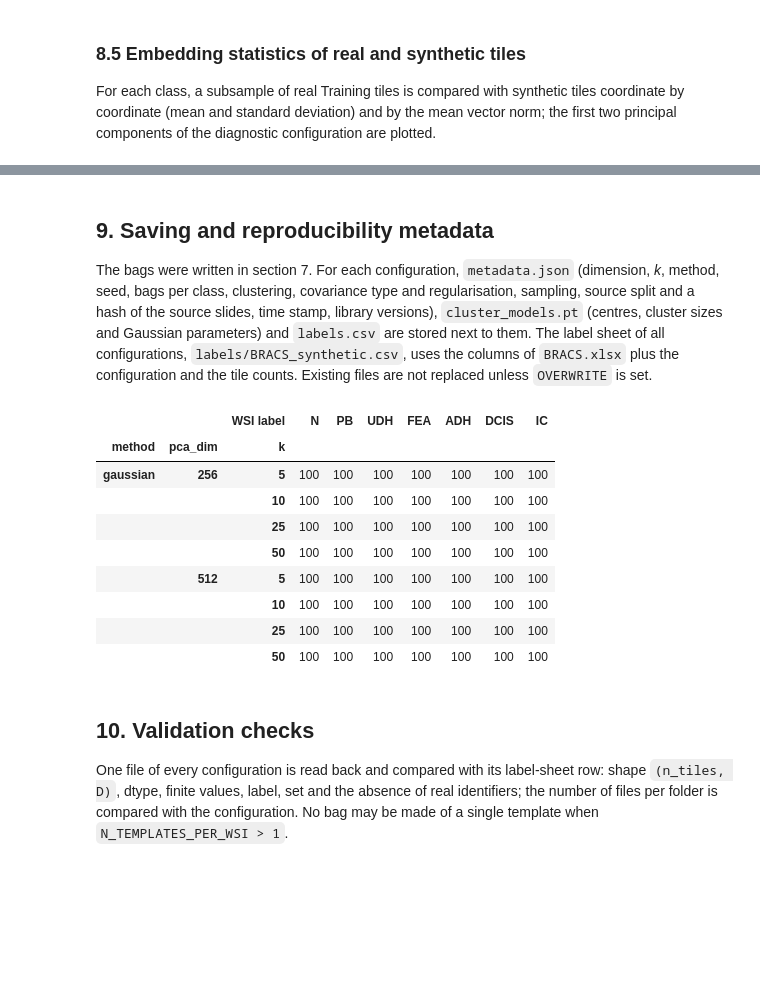
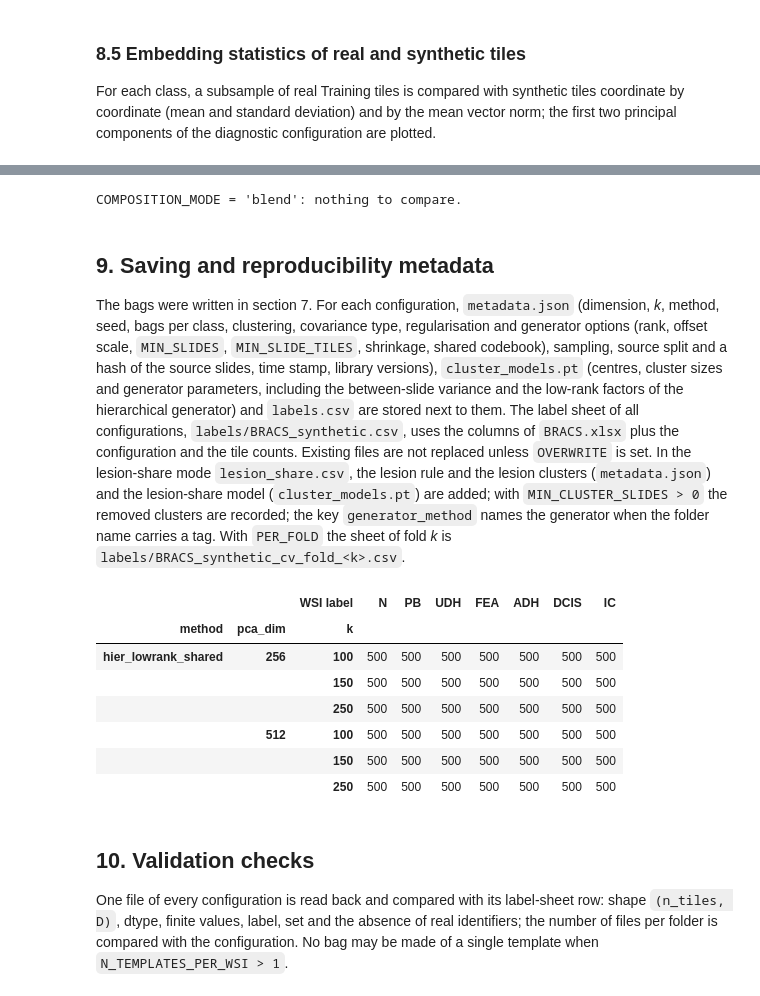
Before and after one commit to guisazevedo/phd_streamembed, a Jupyter notebook: 01_3_pca_to_synthetic_vectors.ipynb, the cells around one changed output, grey strips where cells are left out. Saved outputs shown, nothing was run; the diff lists cells and outputs as text; code cells hidden in the pictures; blank space fills up the shorter version.

```diff
--- a/01_3_pca_to_synthetic_vectors.ipynb
+++ b/01_3_pca_to_synthetic_vectors.ipynb
@@ -236,0 +297,14 @@ Clusters using the pooled variance, all configurations: 0
+# %%
+# STEP 1: Lesion clusters and the lesion-share model of every configuration (COMPOSITION_MODE = 'lesion_share' only)
+state = fit_lesion(state, PARAMS)
+if COMPOSITION_MODE == 'lesion_share':
+    lesion = state['lesion']
+    enrichment = lesion[DIAGNOSTIC_CONFIG]['enrichment']
+    print(f'Lesion clusters of D={DIAGNOSTIC_CONFIG[0]}, k={DIAGNOSTIC_CONFIG[1]}:', int(enrichment['lesion'].sum()), 'of', len(enrichment))
+    display(enrichment[enrichment['lesion']].sort_values('log2_enrichment', ascending=False).round(4))
+
+    # STEP 2: Fitted lesion share and tile count against the real slides
+    display(lesion_share_table(lesion[DIAGNOSTIC_CONFIG]['models']).round(3).set_index('label').T)
+    _ = plot_lesion_fit(lesion[DIAGNOSTIC_CONFIG]['models'])
+else:
+    print("COMPOSITION_MODE = 'blend': templates are blended, no lesion model is fitted.")
@@ -241,18 +317,7 @@ For each class, `N_SYNTHETIC_WSIS_PER_CLASS` bags are generated. `N_TEMPLATES_PE
 # %%
-# STEP 1: Generate every configuration
-results = {}
-out_dir = SYNTHETIC_OUTPUT_DIR if SAVE_SYNTHETIC_EMBEDDINGS else None
-for dim in PCA_DIMENSIONS:
-    for k in K_VALUES:
-        settings = {'method': GENERATION_METHOD, 'dim': dim, 'k': k, 'seed': RANDOM_SEED, 'n_per_class': N_SYNTHETIC_WSIS_PER_CLASS,
-                    'max_tiles': MAX_SYNTHETIC_TILES, 'n_templates': N_TEMPLATES_PER_WSI, 'template_concentration': TEMPLATE_CONCENTRATION, 'model_name': MODEL_NAME, 'pca_dir': PCA_INPUT_DIR / f'pca_{dim}',
-                    'save_embeddings': SAVE_SYNTHETIC_EMBEDDINGS, 'covariance': COVARIANCE_TYPE, 'covariance_reg': COVARIANCE_REG,
-                    'min_cluster_tiles': MIN_CLUSTER_TILES, 'kmeans': {'batch_size': KMEANS_BATCH_SIZE, 'n_init': KMEANS_N_INIT},
-                    'sampling': {'max_tiles_per_wsi_fit': MAX_TILES_PER_WSI_FIT, 'max_tiles_per_class': MAX_TILES_PER_CLASS}}
-        with timed(f'D={dim} k={k}: generation'):
-            results[(dim, k)] = generate_configuration(
-                generators[(dim, k)], clusters[(dim, k)], compositions[(dim, k)], {c: real_diag[(dim, c)] for c in classes},
-                settings, out_dir, OVERWRITE)
-        results[(dim, k)]['settings'] = settings
+# STEP 1: Generate every configuration (and write the bags of the diagnostic source when SAVE_SYNTHETIC_EMBEDDINGS)
+out_dir = SOURCE['out_root'] if SAVE_SYNTHETIC_EMBEDDINGS else None
+state = generate(state, PARAMS, out_dir, OVERWRITE)
+results = state['results']
 print(len(results), 'configurations generated')
 # %% [output]
@@ -417,29 +528,44 @@ _ = plot_pc_scatter(res['scatter'], classes, title=f'D = {DIAGNOSTIC_CONFIG[0]},
+# %%
+# STEP 1: Lesion share and tile count, real against synthetic (COMPOSITION_MODE = 'lesion_share' only)
+if COMPOSITION_MODE == 'lesion_share':
+    models = state['lesion'][DIAGNOSTIC_CONFIG]['models']
+    wsis = results[DIAGNOSTIC_CONFIG]['wsis']
+    display(lesion_share_comparison(models, wsis, classes).round(3))
+    _ = plot_lesion_fit(models, wsis)
+
+    # STEP 2: Cluster proportions of the real slides and of the synthetic bags
+    real_props = {c: stats[DIAGNOSTIC_CONFIG][c]['counts'] / stats[DIAGNOSTIC_CONFIG][c]['counts'].sum(1, keepdims=True) for c in models}
+    syn_counts = {c: np.stack(wsis.loc[wsis['WSI label'] == c, 'reassigned'].to_numpy()).astype(float) for c in models}
+    display(proportion_correlation(real_props, {c: v / v.sum(1, keepdims=True) for c, v in syn_counts.items()}).round(3))
+
+    # STEP 3: Can a bag-level classifier tell real from synthetic summaries? (lesion-share bags, template-blending bags, real halves)
+    bag_auc = lesion_bag_auc(state, DIAGNOSTIC_CONFIG, PARAMS)
+    _ = plot_fidelity_auc(bag_auc, list(models))
+    display(bag_auc.pivot_table(index='label', columns='method', values='auc').round(3))
+else:
+    print("COMPOSITION_MODE = 'blend': nothing to compare.")
+# %% [output]
+COMPOSITION_MODE = 'blend': nothing to compare.
 # %% [markdown]
 ## 9. Saving and reproducibility metadata
 
-The bags were written in section 7. For each configuration, `metadata.json` (dimension, *k*, method, seed, bags per class, clustering, covariance type and regularisation, sampling, source split and a hash of the source slides, time stamp, library versions), `cluster_models.pt` (centres, cluster sizes and Gaussian parameters) and `labels.csv` are stored next to them. The label sheet of all configurations, `labels/BRACS_synthetic.csv`, uses the columns of `BRACS.xlsx` plus the configuration and the tile counts. Existing files are not replaced unless `OVERWRITE` is set.
+The bags were written in section 7. For each configuration, `metadata.json` (dimension, *k*, method, seed, bags per class, clustering, covariance type, regularisation and generator options (rank, offset scale, `MIN_SLIDES`, `MIN_SLIDE_TILES`, shrinkage, shared codebook), sampling, source split and a hash of the source slides, time stamp, library versions), `cluster_models.pt` (centres, cluster sizes and generator parameters, including the between-slide variance and the low-rank factors of the hierarchical generator) and `labels.csv` are stored next to them. The label sheet of all configurations, `labels/BRACS_synthetic.csv`, uses the columns of `BRACS.xlsx` plus the configuration and the tile counts. Existing files are not replaced unless `OVERWRITE` is set. In the lesion-share mode `lesion_share.csv`, the lesion rule and the lesion clusters (`metadata.json`) and the lesion-share model (`cluster_models.pt`) are added; with `MIN_CLUSTER_SLIDES > 0` the removed clusters are recorded; the key `generator_method` names the generator when the folder name carries a tag. With `PER_FOLD` the sheet of fold *k* is `labels/BRACS_synthetic_cv_fold_<k>.csv`.
 # %%
-# STEP 1: Metadata, cluster models and per-configuration labels
-if SAVE_SYNTHETIC_EMBEDDINGS:
-    for key, r in results.items():
-        save_configuration_metadata(r, clusters[key], generators[key], compositions[key], r['settings'], train['slide'].tolist())
-
-    # STEP 2: Label sheet of all configurations
-    sheet = write_synthetic_labels(list(results.values()), LABELS_SYNTHETIC_FILE, OVERWRITE)
+# STEP 1: Metadata, cluster models and per-configuration labels, and the label sheet of the source
+sheet = save_state(state, PARAMS, OVERWRITE)
+if sheet is not None:
     display(sheet.groupby(['method', 'pca_dim', 'k', 'WSI label']).size().unstack().loc[:, classes])
 else:
     print('SAVE_SYNTHETIC_EMBEDDINGS is False: nothing was written.')
 # %% [output]
 |  |  | WSI label | N | PB | UDH | FEA | ADH | DCIS | IC |
 | method | pca_dim | k |  |  |  |  |  |  |  |
-| gaussian | 256 | 5 | 100 | 100 | 100 | 100 | 100 | 100 | 100 |
-|  |  | 10 | 100 | 100 | 100 | 100 | 100 | 100 | 100 |
-|  |  | 25 | 100 | 100 | 100 | 100 | 100 | 100 | 100 |
-|  |  | 50 | 100 | 100 | 100 | 100 | 100 | 100 | 100 |
-|  | 512 | 5 | 100 | 100 | 100 | 100 | 100 | 100 | 100 |
-|  |  | 10 | 100 | 100 | 100 | 100 | 100 | 100 | 100 |
-|  |  | 25 | 100 | 100 | 100 | 100 | 100 | 100 | 100 |
-|  |  | 50 | 100 | 100 | 100 | 100 | 100 | 100 | 100 |
+| hier_lowrank_shared | 256 | 100 | 500 | 500 | 500 | 500 | 500 | 500 | 500 |
+|  |  | 150 | 500 | 500 | 500 | 500 | 500 | 500 | 500 |
+|  |  | 250 | 500 | 500 | 500 | 500 | 500 | 500 | 500 |
+|  | 512 | 100 | 500 | 500 | 500 | 500 | 500 | 500 | 500 |
+|  |  | 150 | 500 | 500 | 500 | 500 | 500 | 500 | 500 |
+|  |  | 250 | 500 | 500 | 500 | 500 | 500 | 500 | 500 |
 # %% [markdown]
 ## 10. Validation checks
 
```
Also changed, not shown: parts of 34 cells of this notebook, 15 other files.
